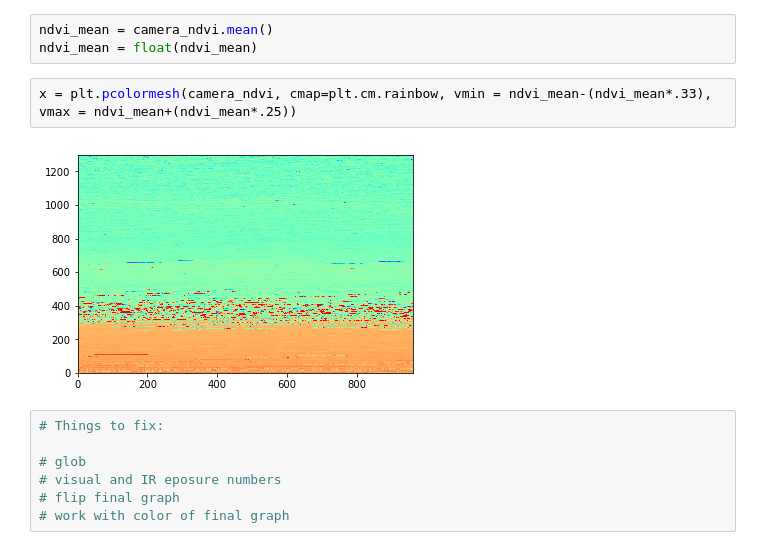
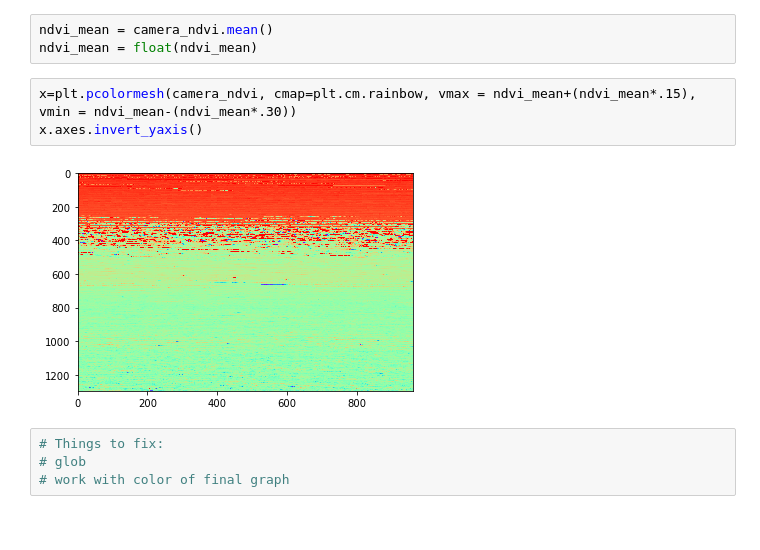
Before and after one commit to bvande21/Phenocam_Project, a Jupyter notebook: NDVI .ipynb, the cells around one changed output. Drawn from its saved outputs; the diff is of its cells as text.

Commit message:
flipped image and started img loop

```diff
--- a/NDVI .ipynb
+++ b/NDVI .ipynb
@@ -108,13 +117,11 @@ camera_ndvi = xr.DataArray(camera_ndvi)
 ndvi_mean = camera_ndvi.mean()
 ndvi_mean = float(ndvi_mean)
 # %%
-x = plt.pcolormesh(camera_ndvi, cmap=plt.cm.rainbow, vmin = ndvi_mean-(ndvi_mean*.33), vmax = ndvi_mean+(ndvi_mean*.25))
+x=plt.pcolormesh(camera_ndvi, cmap=plt.cm.rainbow, vmax = ndvi_mean+(ndvi_mean*.15), vmin = ndvi_mean-(ndvi_mean*.30))
+x.axes.invert_yaxis()
 # %% [output]
-[figure, old version]
+[figure, new version]
 # %%
 # Things to fix:
-
 # glob
-# visual and IR eposure numbers
-# flip final graph
 # work with color of final graph
```
Also changed, not shown: parts of 4 cells of this notebook.
